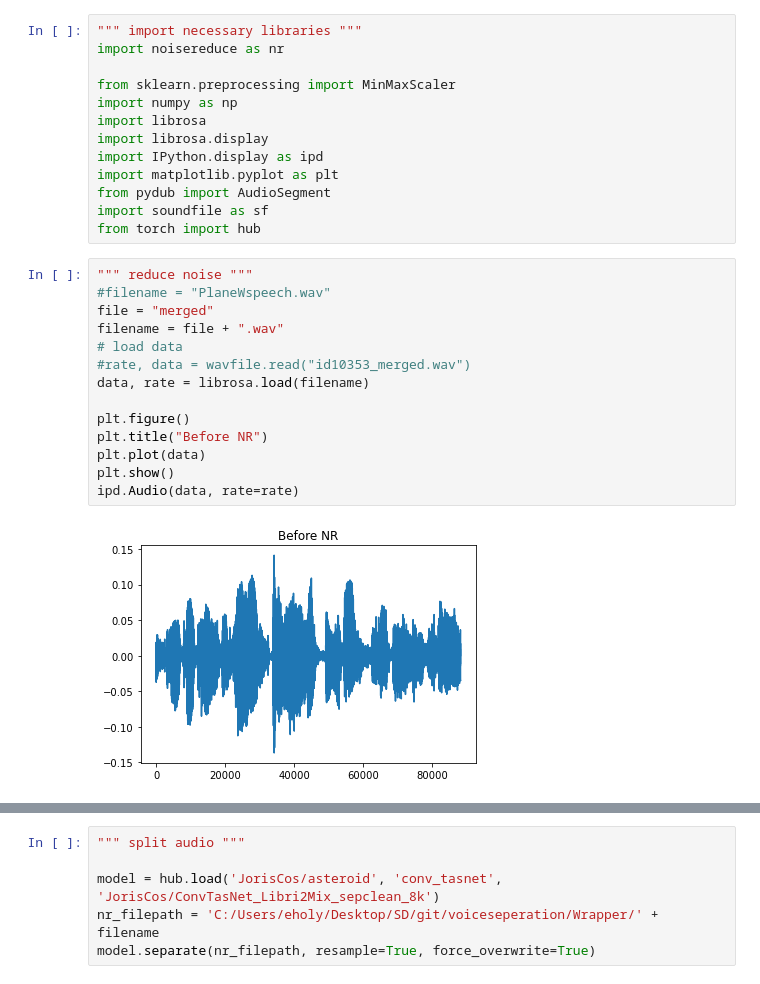
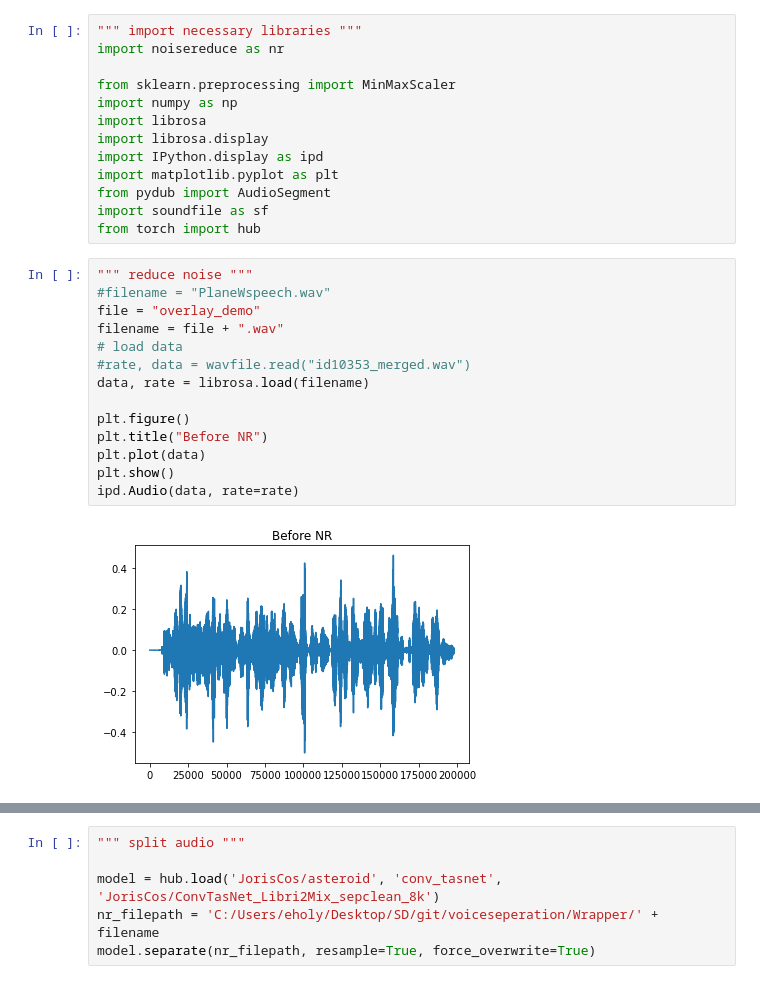
Before and after one commit to daea69twins/voiceseperation, a Jupyter notebook: Wrapper/Iteration 2 Wrapper.ipynb, the cells around one changed output, grey strips where cells are left out. Cells and saved outputs as stored; diff of their text form.

```diff
--- a/Wrapper/Iteration 2 Wrapper.ipynb
+++ b/Wrapper/Iteration 2 Wrapper.ipynb
@@ -14,19 +14,19 @@ from torch import hub
 # %%
 """ reduce noise """
 #filename = "PlaneWspeech.wav"
-file = "merged"
+file = "overlay_demo"
 filename = file + ".wav"
 # load data
 #rate, data = wavfile.read("id10353_merged.wav")
 data, rate = librosa.load(filename)
 
 plt.figure()
 plt.title("Before NR")
 plt.plot(data)
 plt.show()
 ipd.Audio(data, rate=rate)
 # %% [output]
-[figure, old version]
+[figure, new version]
 [interactive output not drawn]
 # %%
 """ split audio """
```
Also changed, not shown: parts of 4 cells of this notebook, 2 other files.
